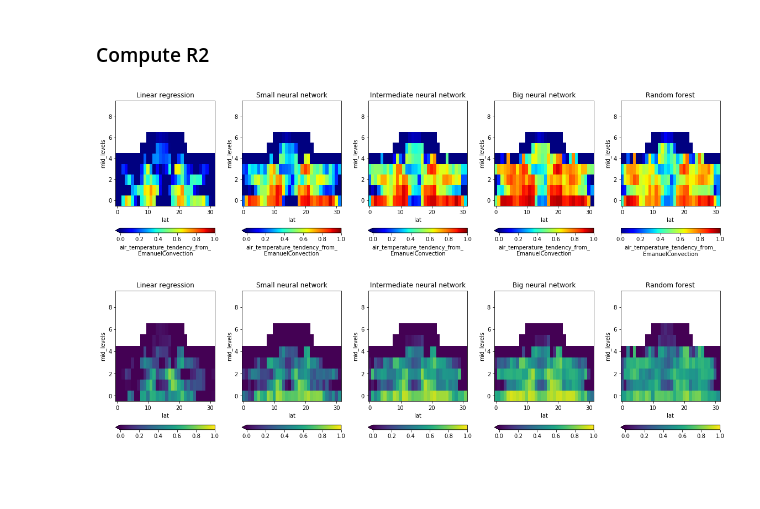
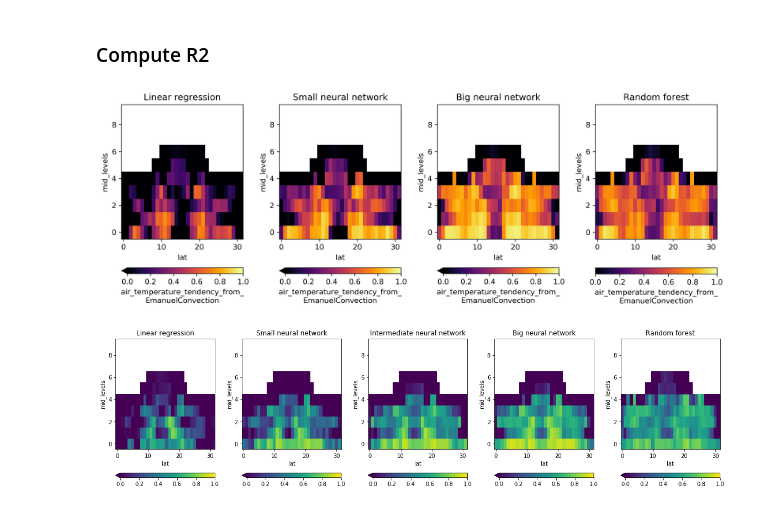
Before and after one commit to raspstephan/CliMT-ML, a Jupyter notebook: 2.0-Train-ML-models.ipynb, the cells around one changed output. Cells and saved outputs as stored; diff of their text form; code cells hidden in the pictures; blank space fills up the shorter version.

```diff
--- a/2.0-Train-ML-models.ipynb
+++ b/2.0-Train-ML-models.ipynb
@@ -395,31 +396,50 @@ lr_sse = (lr_error**2).mean(('time', 'lon'))
 lr_r2 = 1-(lr_sse/tvar)
 # %%
 mask = ((tvar['air_temperature_tendency_from_EmanuelConvection']/
-         tvar['air_temperature_tendency_from_EmanuelConvection'].mean()) > 0.005)
+         tvar['air_temperature_tendency_from_EmanuelConvection'].mean()) > 0.01)
 # %%
+# def plot_r2(var, **kwargs):
+#     fig, (ax1, ax2, ax3, ax4, ax5) = plt.subplots(1, 5, figsize=(16, 4.5))
+#     (lr_r2[var]*mask).plot(ax=ax1, **kwargs)
+#     ax1.set_title('Linear regression')
+
+#     (nn1_r2[var]*mask).plot(ax=ax2, **kwargs)
+#     ax2.set_title('Small neural network')
+
+#     (nn3_r2[var]*mask).plot(ax=ax3, **kwargs)
+#     ax3.set_title('Intermediate neural network')
+
+#     (nn2_r2[var]*mask).plot(ax=ax4, **kwargs)
+#     ax4.set_title('Big neural network')
+
+#     (rf_r2[var]*mask).plot(ax=ax5, **kwargs)
+#     ax5.set_title('Random forest')
+
+#     plt.tight_layout()
+
 def plot_r2(var, **kwargs):
-    fig, (ax1, ax2, ax3, ax4, ax5) = plt.subplots(1, 5, figsize=(16, 4.5))
+    fig, (ax1, ax2, ax3, ax4) = plt.subplots(1, 4, figsize=(12, 4.3))
     (lr_r2[var]*mask).plot(ax=ax1, **kwargs)
     ax1.set_title('Linear regression')
 
     (nn1_r2[var]*mask).plot(ax=ax2, **kwargs)
     ax2.set_title('Small neural network')
 
-    (nn3_r2[var]*mask).plot(ax=ax3, **kwargs)
-    ax3.set_title('Intermediate neural network')
+    (nn2_r2[var]*mask).plot(ax=ax3, **kwargs)
+    ax3.set_title('Big neural network')
 
-    (nn2_r2[var]*mask).plot(ax=ax4, **kwargs)
-    ax4.set_title('Big neural network')
-
-    (rf_r2[var]*mask).plot(ax=ax5, **kwargs)
-    ax5.set_title('Random forest')
+    (rf_r2[var]*mask).plot(ax=ax4, **kwargs)
+    ax4.set_title('Random forest')
 
     plt.tight_layout()
+# %%
+import matplotlib as mpl
+mpl.rcParams['figure.dpi']= 300
 # %%
 plot_r2('air_temperature_tendency_from_EmanuelConvection', vmin=0, vmax=1,
-        cbar_kwargs={'orientation': 'horizontal'}, cmap='jet')
+        cbar_kwargs={'orientation': 'horizontal'}, cmap='inferno')
 # %% [output]
-[figure, old version]
+[figure, new version]
 # %%
 plot_r2('specific_humidity_tendency_from_EmanuelConvection', vmin=0, vmax=1,
         cbar_kwargs={'orientation': 'horizontal'})
```
Also changed, not shown: parts of 2 cells of this notebook, 1 other file.
